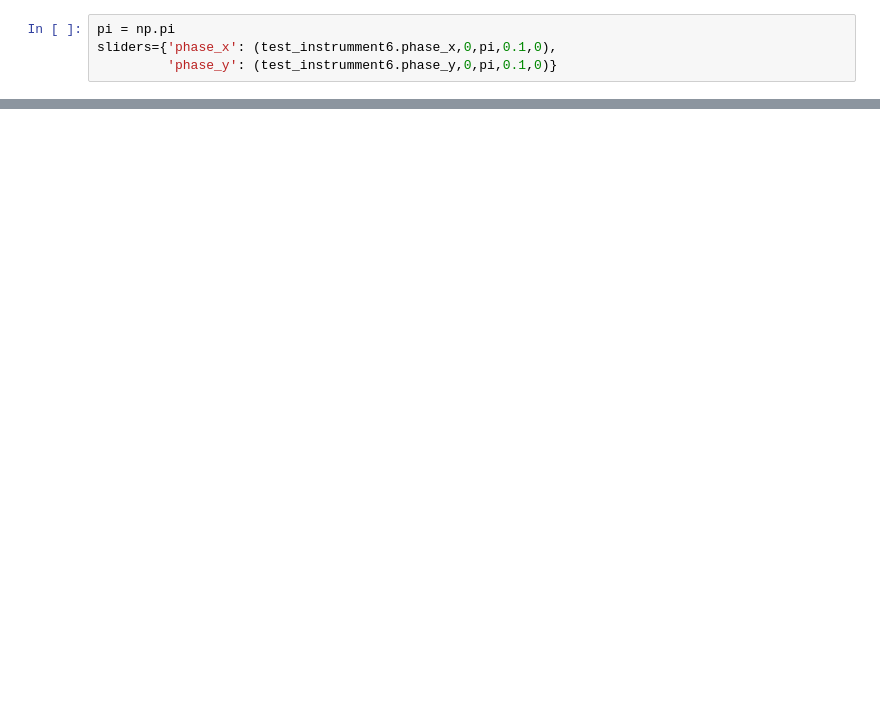
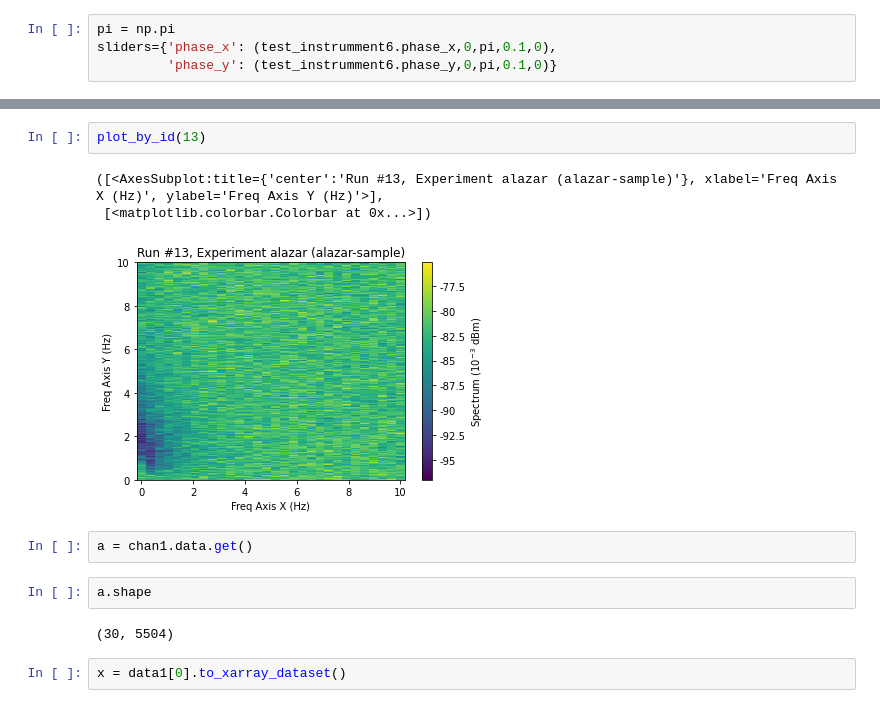
Before and after one commit to qdev-dk/pulsequantum, a Jupyter notebook: docs/example_notebooks/live_stream-6Jul2021.ipynb, the cells around one changed output, grey strips where cells are left out. Saved outputs shown, nothing was run; the diff lists cells and outputs as text; blank space fills up the shorter version.

```diff
--- a/docs/example_notebooks/live_stream-6Jul2021.ipynb
+++ b/docs/example_notebooks/live_stream-6Jul2021.ipynb
@@ -200,0 +208,14 @@ AttributeError: 'tuple' object has no attribute 'label'
+# %%
+plot_by_id(13)
+# %% [output]
+([<AxesSubplot:title={'center':'Run #13, Experiment alazar (alazar-sample)'}, xlabel='Freq Axis X (Hz)', ylabel='Freq Axis Y (Hz)'>],
+ [<matplotlib.colorbar.Colorbar at 0x...>])
+[figure, added]
+# %%
+a = chan1.data.get()
+# %%
+a.shape
+# %% [output]
+(30, 5504)
+# %%
+x = data1[0].to_xarray_dataset()
```
Also changed, not shown: parts of 12 cells of this notebook.
